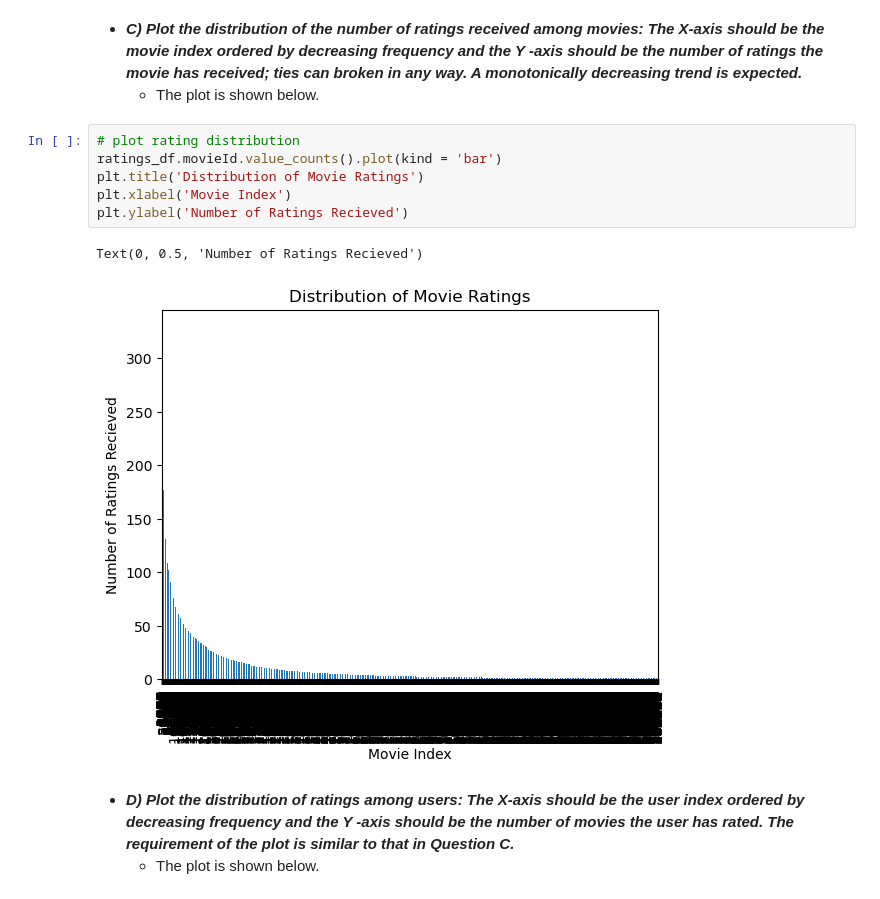
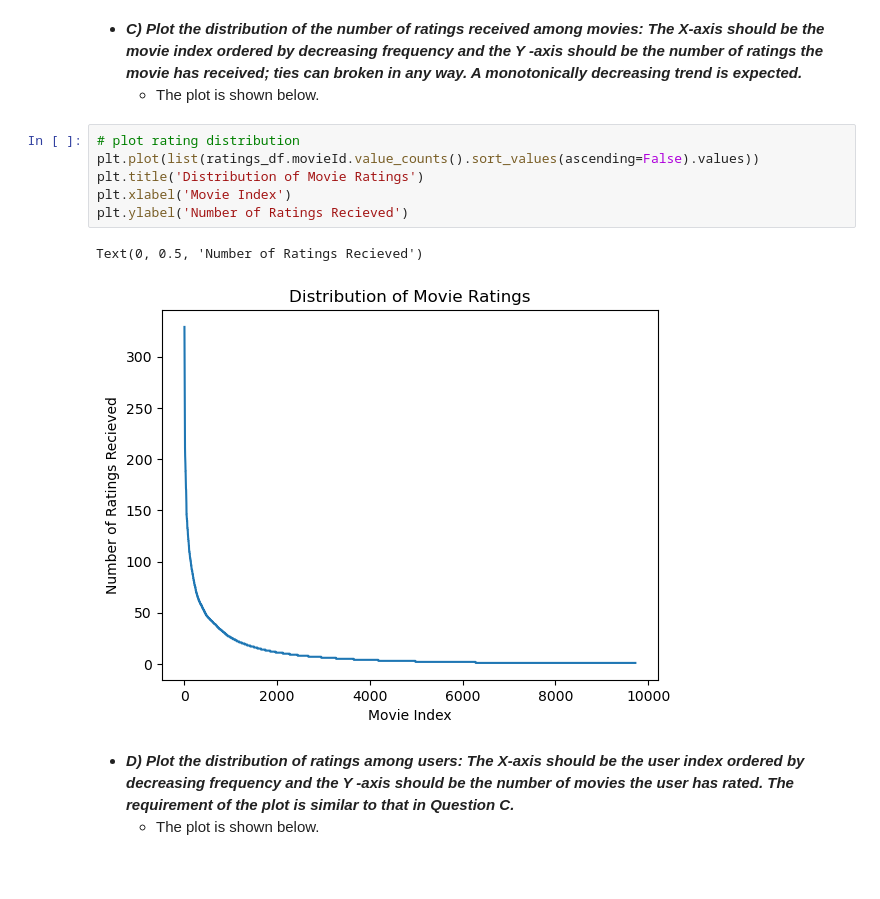
Before and after one commit to stang126/ECE-219-Large-Scale-Data-Mining, a Jupyter notebook: Project 3/Project 3.ipynb, the cells around one changed output. Cells and saved outputs as stored; diff of their text form; blank space fills up the shorter version.

```diff
--- a/Project 3/Project 3.ipynb
+++ b/Project 3/Project 3.ipynb
@@ -49,13 +49,13 @@ Text(0, 0.5, 'Frequency')
     - The plot is shown below.
 # %%
 # plot rating distribution
-ratings_df.movieId.value_counts().plot(kind = 'bar')
+plt.plot(list(ratings_df.movieId.value_counts().sort_values(ascending=False).values))
 plt.title('Distribution of Movie Ratings')
 plt.xlabel('Movie Index')
 plt.ylabel('Number of Ratings Recieved')
 # %% [output]
 Text(0, 0.5, 'Number of Ratings Recieved')
-[figure, old version]
+[figure, new version]
 # %% [markdown]
 - ***D) Plot the distribution of ratings among users: The X-axis should be the user index ordered by decreasing frequency and the Y -axis should be the number of movies the user has rated. The requirement of the plot is similar to that in Question C.***
     - The plot is shown below.
```
Also changed, not shown: parts of 9 cells of this notebook.
